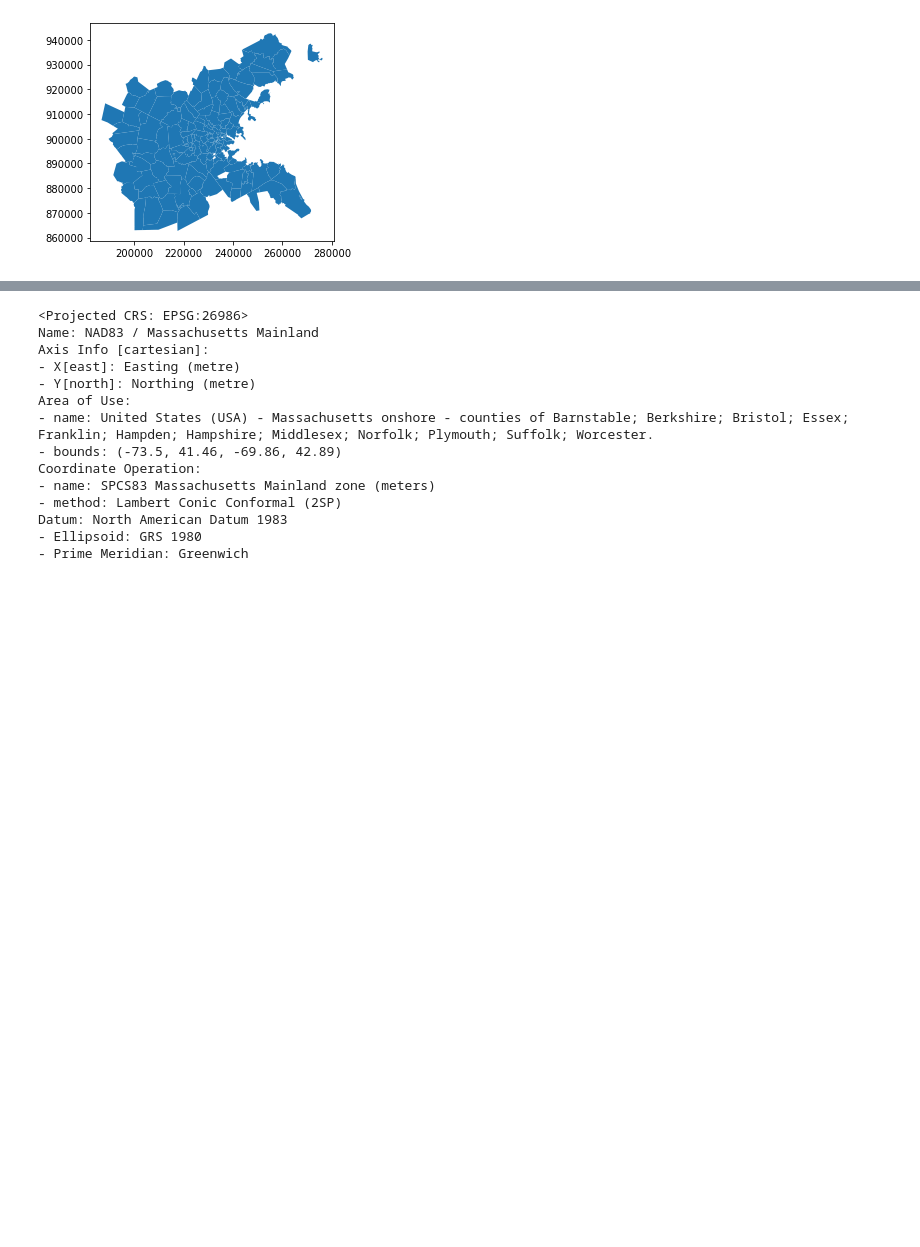
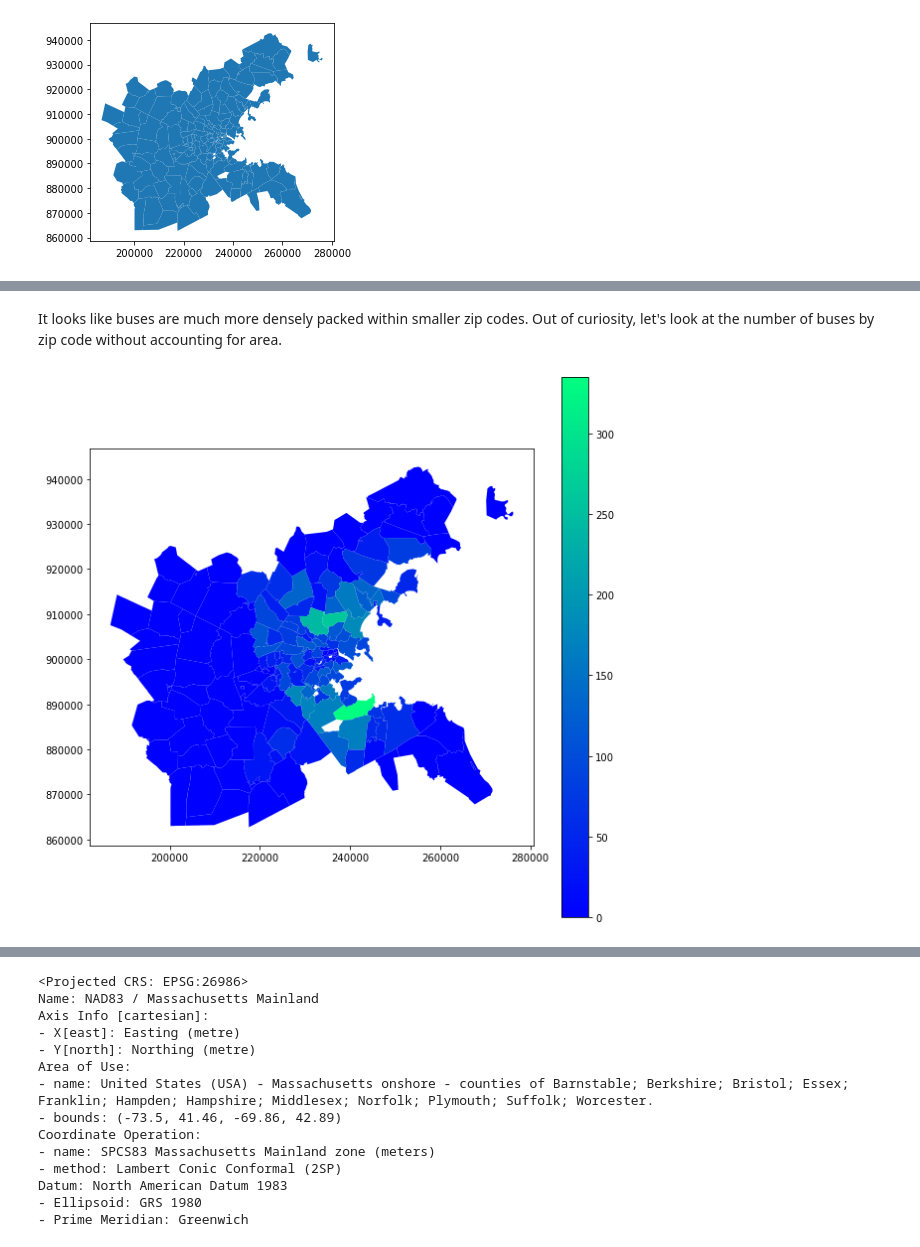
Before and after one commit to finashort/uep239-final-project, a Jupyter notebook: UEP239Final.ipynb, the cells around one changed output, grey strips where cells are left out. Drawn from its saved outputs; the diff is of its cells as text; code cells hidden in the pictures; blank space fills up the shorter version.

```diff
--- a/UEP239Final.ipynb
+++ b/UEP239Final.ipynb
@@ -189,0 +278,12 @@ buspoints = buspoints.to_crs("EPSG:6491")
+# %% [markdown]
+It looks like buses are much more densely packed within smaller zip codes. Out of curiosity, let's look at the number of buses by zip code without accounting for area.
+# %%
+zcta_boston.plot(column='stop_count',
+           alpha=1,
+           #ax=base,
+           legend=True,
+           cmap='winter',
+           figsize=(10, 10))
+plt.show()
+# %% [output]
+[figure, added]
```
Also changed, not shown: parts of 42 cells of this notebook, 3 other files.
